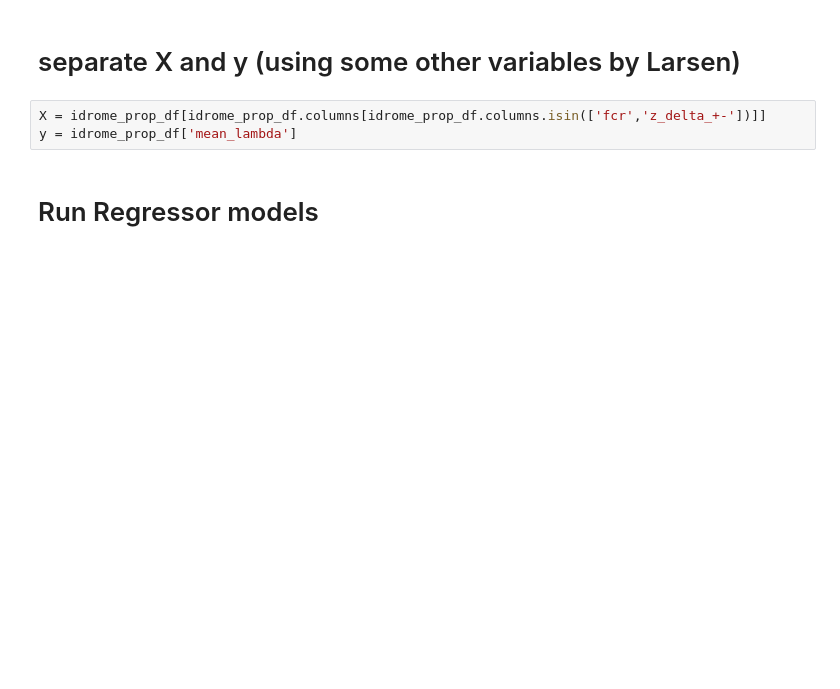
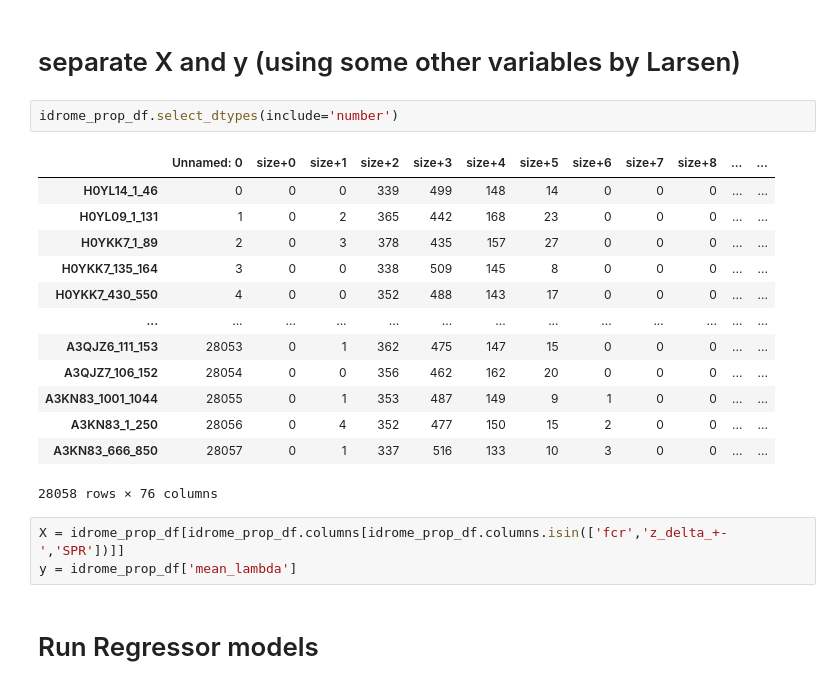
Before and after one commit to hshadman/larsen_paper_IDR_properties, a Jupyter notebook: IDROME-feature_importance_Rs_RSA_size_ML_v6.ipynb, the cells around one changed output. Cells and saved outputs as stored; diff of their text form; blank space fills up the shorter version.

```diff
--- a/IDROME-feature_importance_Rs_RSA_size_ML_v6.ipynb
+++ b/IDROME-feature_importance_Rs_RSA_size_ML_v6.ipynb
@@ -351,8 +351,24 @@ for i in ['top', 'left', 'right', 'bottom']:
 [figure]
 # %% [markdown]
 # separate X and y (using some other variables by Larsen)
+# %%
+idrome_prop_df.select_dtypes(include='number')
+# %% [output]
+|  | Unnamed: 0 | size+0 | size+1 | size+2 | size+3 | size+4 | size+5 | size+6 | size+7 | size+8 | ... | ... |
+| H0YL14_1_46 | 0 | 0 | 0 | 339 | 499 | 148 | 14 | 0 | 0 | 0 | ... | ... |
+| H0YL09_1_131 | 1 | 0 | 2 | 365 | 442 | 168 | 23 | 0 | 0 | 0 | ... | ... |
+| H0YKK7_1_89 | 2 | 0 | 3 | 378 | 435 | 157 | 27 | 0 | 0 | 0 | ... | ... |
+| H0YKK7_135_164 | 3 | 0 | 0 | 338 | 509 | 145 | 8 | 0 | 0 | 0 | ... | ... |
+| H0YKK7_430_550 | 4 | 0 | 0 | 352 | 488 | 143 | 17 | 0 | 0 | 0 | ... | ... |
+| ... | ... | ... | ... | ... | ... | ... | ... | ... | ... | ... | ... | ... |
+| A3QJZ6_111_153 | 28053 | 0 | 1 | 362 | 475 | 147 | 15 | 0 | 0 | 0 | ... | ... |
+| A3QJZ7_106_152 | 28054 | 0 | 0 | 356 | 462 | 162 | 20 | 0 | 0 | 0 | ... | ... |
+| A3KN83_1001_1044 | 28055 | 0 | 1 | 353 | 487 | 149 | 9 | 1 | 0 | 0 | ... | ... |
+| A3KN83_1_250 | 28056 | 0 | 4 | 352 | 477 | 150 | 15 | 2 | 0 | 0 | ... | ... |
+| A3KN83_666_850 | 28057 | 0 | 1 | 337 | 516 | 133 | 10 | 3 | 0 | 0 | ... | ... |
+28058 rows × 76 columns
 # %%
-X = idrome_prop_df[idrome_prop_df.columns[idrome_prop_df.columns.isin(['fcr','z_delta_+-'])]]
+X = idrome_prop_df[idrome_prop_df.columns[idrome_prop_df.columns.isin(['fcr','z_delta_+-','SPR'])]]
 y = idrome_prop_df['mean_lambda']
 # %% [markdown]
 # Run Regressor models
```
Also changed, not shown: parts of 3 cells of this notebook, 1 other file.
